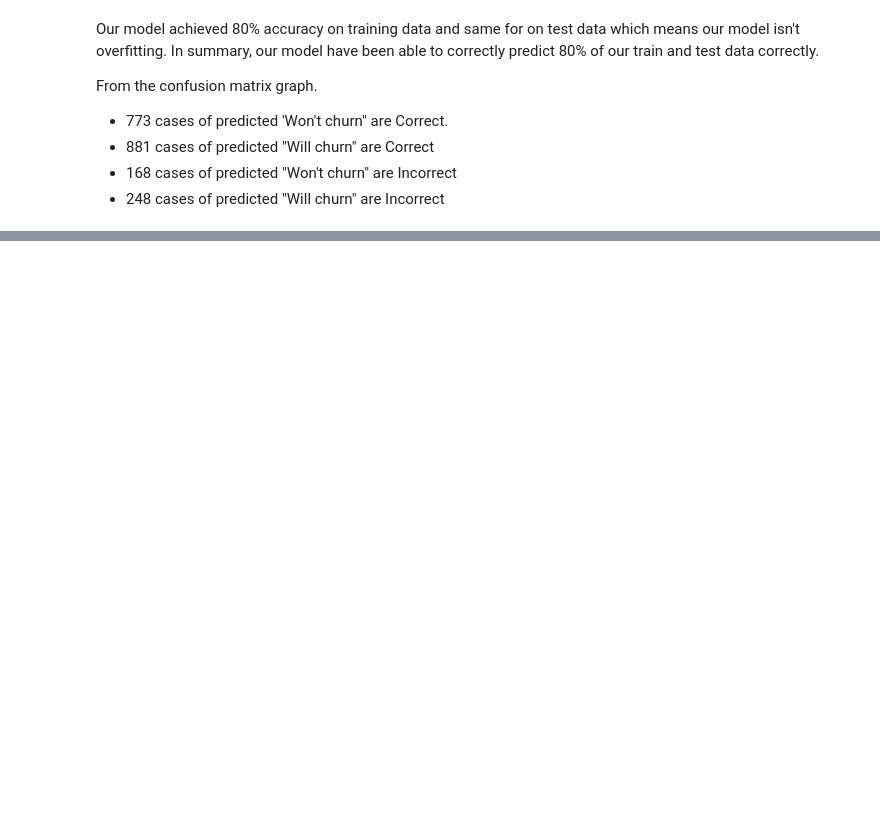
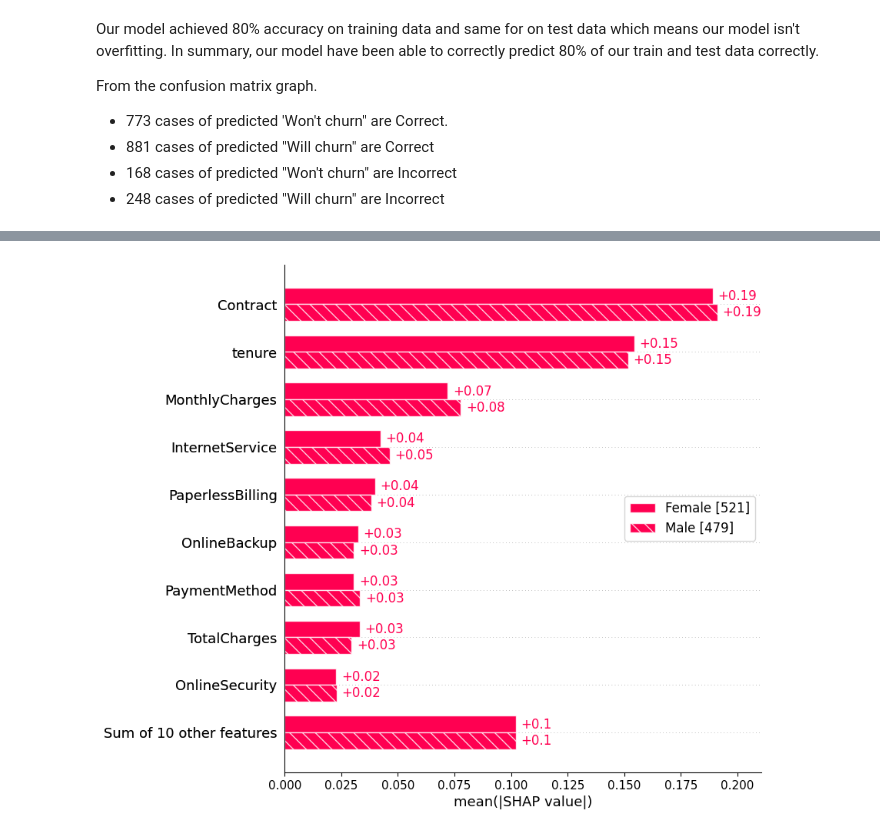
Before and after one commit to Paulerpro/Telecom-Customer-Churn-Predictor, a Jupyter notebook: tel_col.ipynb, the cells around one changed output, grey strips where cells are left out. Cells and saved outputs as stored; diff of their text form; code cells hidden in the pictures; blank space fills up the shorter version.

```diff
--- a/tel_col.ipynb
+++ b/tel_col.ipynb
@@ -522,0 +557,5 @@ MODEL EXPLAINABILITY
+# %%
+sex = ["Female" if shap_values[i,"gender"].data == 0 else "Male" for i in range(shap_values.shape[0])]
+shap.plots.bar(shap_values.cohorts(sex).abs.mean(0))
+# %% [output]
+[figure, added]
```
Also changed, not shown: parts of 9 cells of this notebook.
